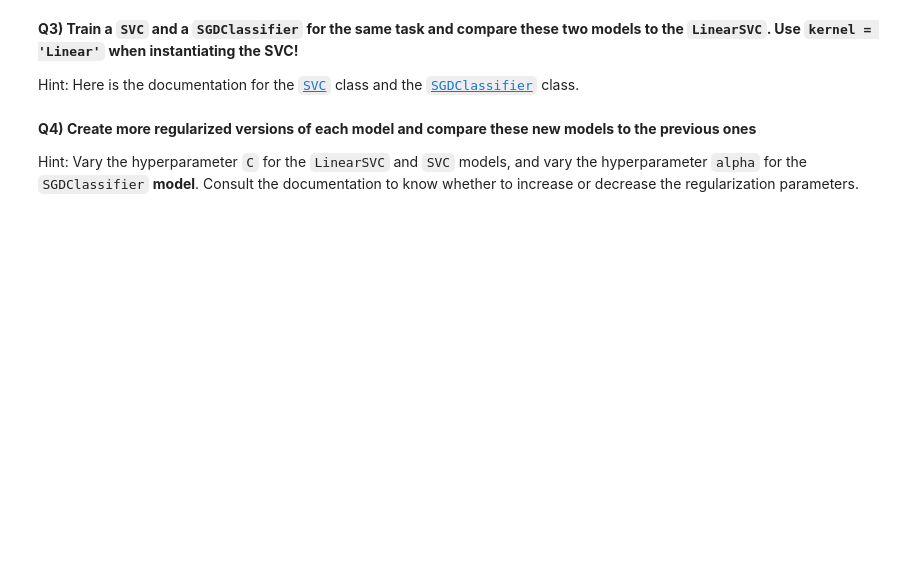
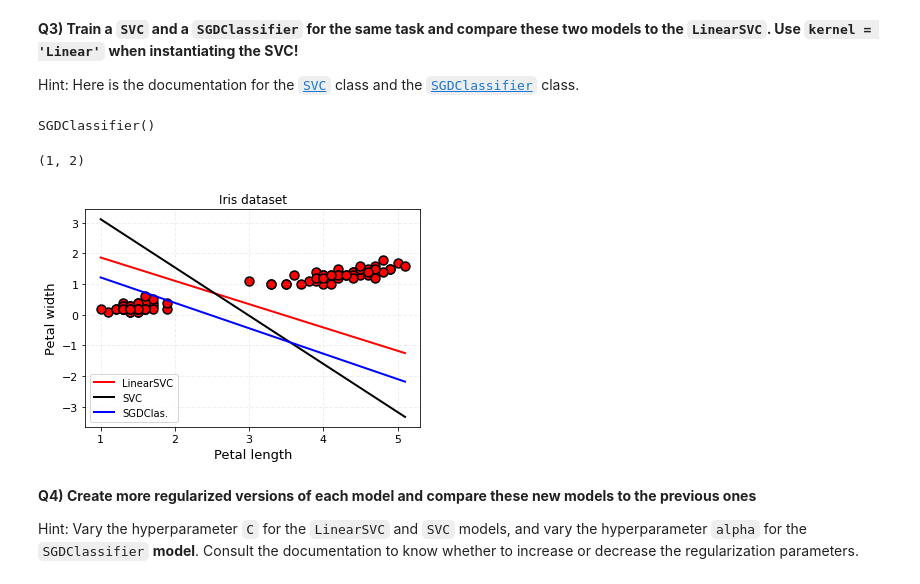
Before and after one commit to ocallaghanm/2022_ML_EES, a Jupyter notebook: Exercises/S2_1_SVM.ipynb, the cells around one changed output. Cells and saved outputs as stored; diff of their text form; code cells hidden in the pictures; blank space fills up the shorter version.

```diff
--- a/Exercises/S2_1_SVM.ipynb
+++ b/Exercises/S2_1_SVM.ipynb
@@ -111,38 +119,45 @@ from sklearn.__________ import ______________ #SGDClassifier
 # %%
 # Fit the `SVC` and the `SGDClassifier` to the pre-processed dataset
 # Instantiate 'SVC', use kernel='linear'
-______ = SVC(_____________)
+svc = SVC(kernel='linear')
 # Instantiate 'SGDClassifier'
-______ = __________()
+sgd_clf = SGDClassifier()
 
 # Fit models with data
-______.____(_,_) # SVC
-______.____(_,_)
+svc.fit(X,y) # SVC
+sgd_clf.fit(X,y)
+# %% [output]
+SGDClassifier()
+# %%
+sgd_clf.coef_.shape
+# %% [output]
+(1, 2)
 # %%
 # Plot all three decision boundaries on the same labeled figure
 #########################################################################
 # Same as what you did to get the first figure
-___,___ = ______.____________(____,____)
-ax.scatter(________________________)
+fig,ax = plt.subplots()
+ax.scatter(X[:,0],X[:,1], s=80,color='r',edgecolor='k',linewidths=1.5)
 
 # Decision boundary: np.dot(W,x)+b = 0
-_ = ________(_______)
-__._____(_,_________,c='r',lw=2,label='LinearSVC')
+ax.plot(x,yboundary,c='r',lw=2,label='LinearSVC')
 #########################################################################
 # Now add the decision boundary for 'SVC'
-__._____(_,______________________,c='k',lw=2,label='SVC')
+ax.plot(x,-(svc.coef_[0,0]*x+svc.intercept_)/svc.coef_[0,1],c='k',lw=2,label='SVC')
 #########################################################################
 # Now add the decision boundary for 'SGDClassifier'
-__._____(_,______________________,c='b',lw=2,label='SGDClas.')
+ax.plot(x,-(sgd_clf.coef_[0,0]*x+sgd_clf.intercept_)/sgd_clf.coef_[0,1],c='b',lw=2,label='SGDClas.')
 #########################################################################
 # Same as the first figure again
 ax.legend()
-ax.set_xlabel("Pedal length",fontdict={'size':13})
-ax.set_ylabel("Pedal width",fontdict={'size':13})
+ax.set_xlabel("Petal length",fontdict={'size':13})
+ax.set_ylabel("Petal width",fontdict={'size':13})
 ax.set_title('Iris dataset')
 ax.tick_params(axis='both', which='major', labelsize=11)
 ax.grid(alpha=0.2,ls='--',lw=1)
 plt.show()
+# %% [output]
+[figure, added]
 # %% [markdown]
 **Q4) Create more regularized versions of each model and compare these new models to the previous ones**
 
```
Also changed, not shown: parts of 10 cells of this notebook.
